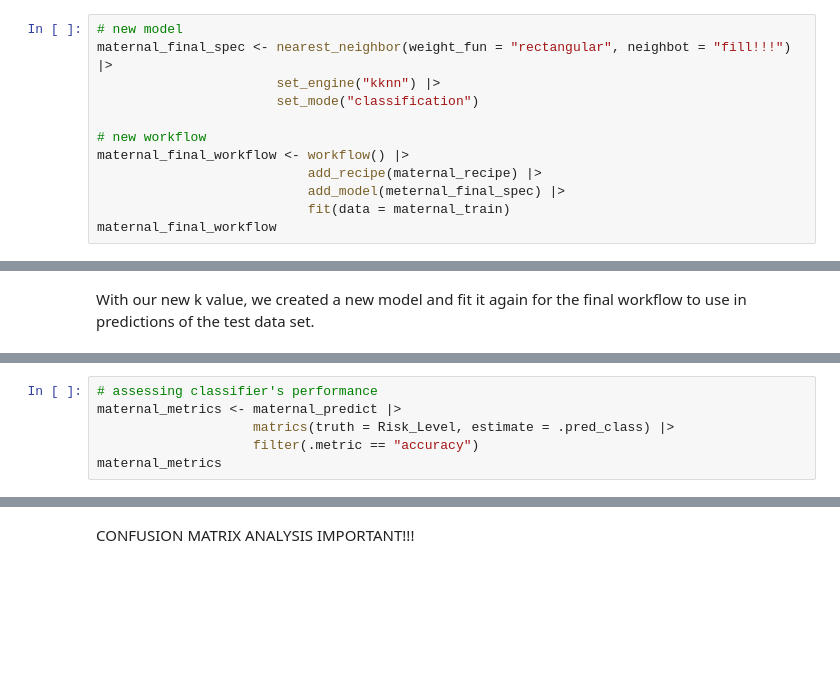
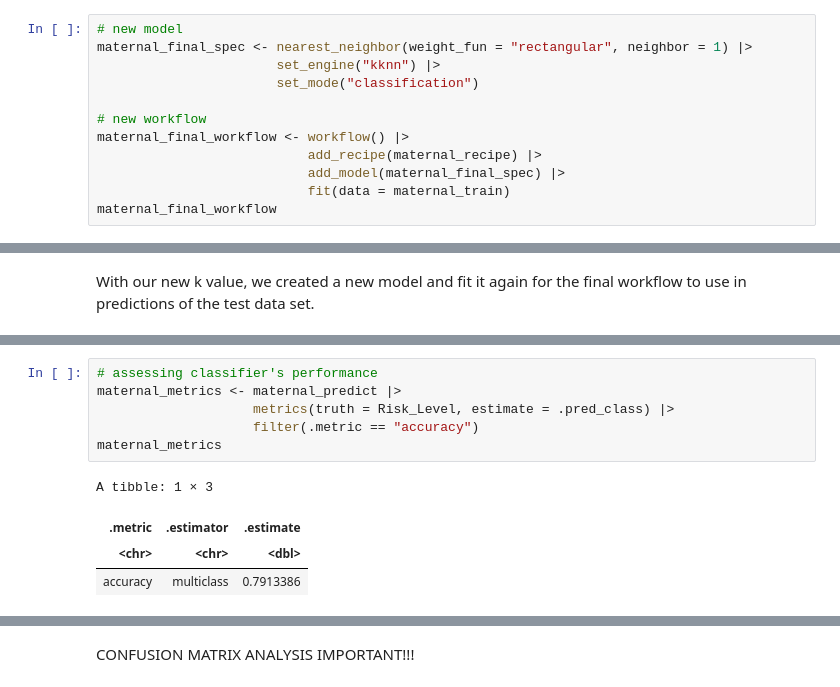
Before and after one commit to Julianazhu26/DSCI100-Group-Project, a Jupyter notebook: Group Proposal (1).ipynb, the cells around one changed output, grey strips where cells are left out. Drawn from its saved outputs; the diff is of its cells as text; blank space fills up the shorter version.

Commit message:
Results shown with k = 1 according to accuracy plot

```diff
--- a/Group Proposal (1).ipynb
+++ b/Group Proposal (1).ipynb
@@ -301,13 +314,13 @@ After tuning the grid, filtering out the accuracy and plotting out the elbow plo
 #### Step 5: Final model
 # %%
 # new model
-maternal_final_spec <- nearest_neighbor(weight_fun = "rectangular", neighbot = "fill!!!") |>
+maternal_final_spec <- nearest_neighbor(weight_fun = "rectangular", neighbor = 1) |>
                        set_engine("kknn") |>
                        set_mode("classification")
 
 # new workflow
 maternal_final_workflow <- workflow() |>
                            add_recipe(maternal_recipe) |>
-                           add_model(meternal_final_spec) |>
+                           add_model(maternal_final_spec) |>
                            fit(data = maternal_train)
 maternal_final_workflow
@@ -321,9 +364,14 @@ head(maternal_predict)
 # %%
 # assessing classifier's performance
 maternal_metrics <- maternal_predict |>
-                    matrics(truth = Risk_Level, estimate = .pred_class) |>
+                    metrics(truth = Risk_Level, estimate = .pred_class) |>
                     filter(.metric == "accuracy")
 maternal_metrics
+# %% [output]
+A tibble: 1 × 3
+| .metric | .estimator | .estimate |
+| <chr> | <chr> | <dbl> |
+| accuracy | multiclass | 0.7913386 |
 # %%
 # producing the confusion matrix
 maternal_matrix <- maternal_predict |>
```
Also changed, not shown: parts of 9 cells of this notebook.
